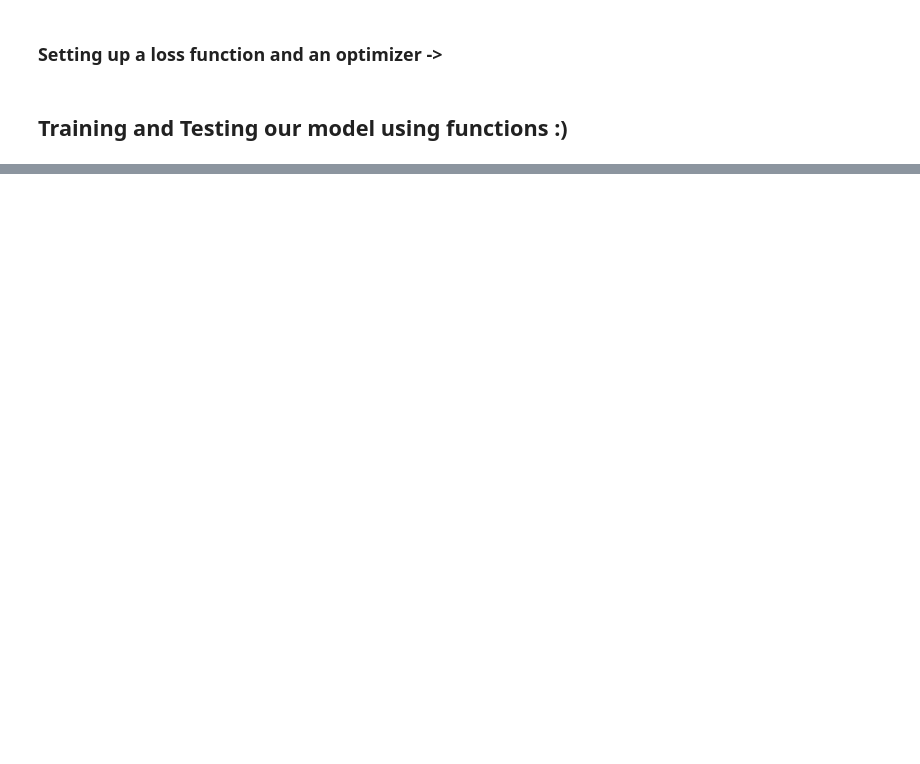
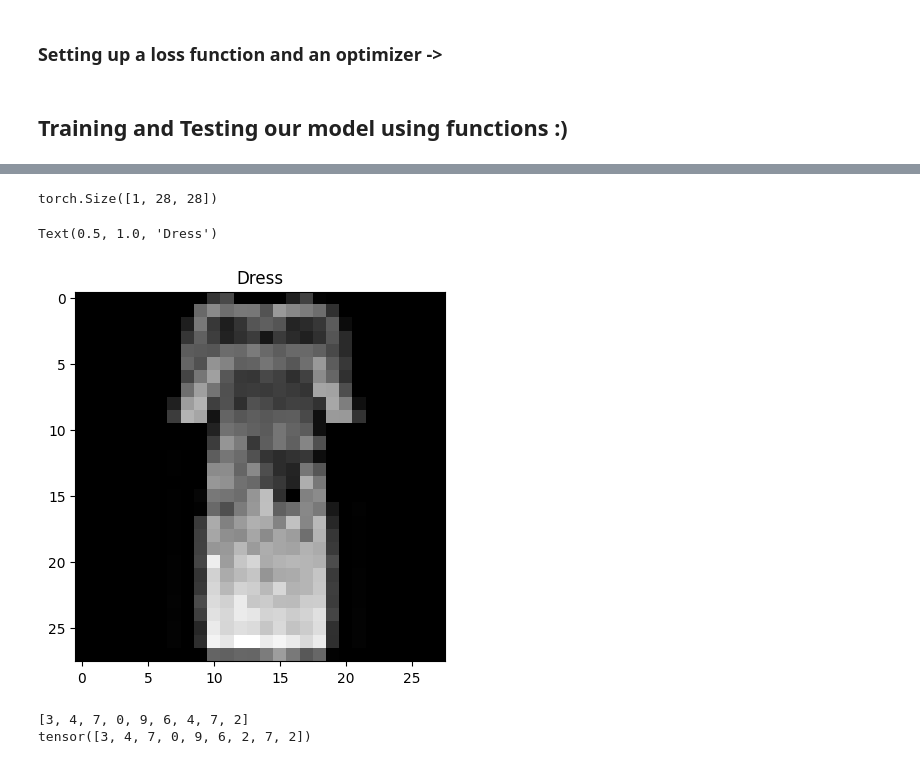
Before and after one commit to gauravmishraokok/learningPyTorch, a Jupyter notebook: 04_PyTorch_Computer_Vision_and_CNNs/Computer_Vision_and_CNNs.ipynb, the cells around one changed output, grey strips where cells are left out. Cells and saved outputs as stored; diff of their text form; code cells hidden in the pictures; blank space fills up the shorter version.

Commit message:
Completed Convolutional Models for FashionMNIST

```diff
--- a/04_PyTorch_Computer_Vision_and_CNNs/Computer_Vision_and_CNNs.ipynb
+++ b/04_PyTorch_Computer_Vision_and_CNNs/Computer_Vision_and_CNNs.ipynb
@@ -1002,0 +1014,30 @@ Text(0, 0.5, 'Model')
+# %%
+import random
+# random.seed(42)
+test_samples = []
+test_labels  = []
+
+for sample  , label in random.sample(list(test_data),k=9):
+    test_samples.append(sample)
+    test_labels.append(label)
+
+
+print(test_samples[0].shape)
+# %% [output]
+torch.Size([1, 28, 28])
+# %%
+plt.imshow(test_samples[0].squeeze(),cmap="gray")
+plt.title(classes[test_labels[0]])
+# %% [output]
+Text(0.5, 1.0, 'Dress')
+[figure, added]
+# %%
+pred_probs = make_predictions(model=model_3,data=test_samples)
+
+print(test_labels)
+
+pred_classes = torch.argmax(pred_probs,dim=1)
+print(pred_classes)
+# %% [output]
+[3, 4, 7, 0, 9, 6, 4, 7, 2]
+tensor([3, 4, 7, 0, 9, 6, 2, 7, 2])
```
Also changed, not shown: parts of 25 cells of this notebook.
